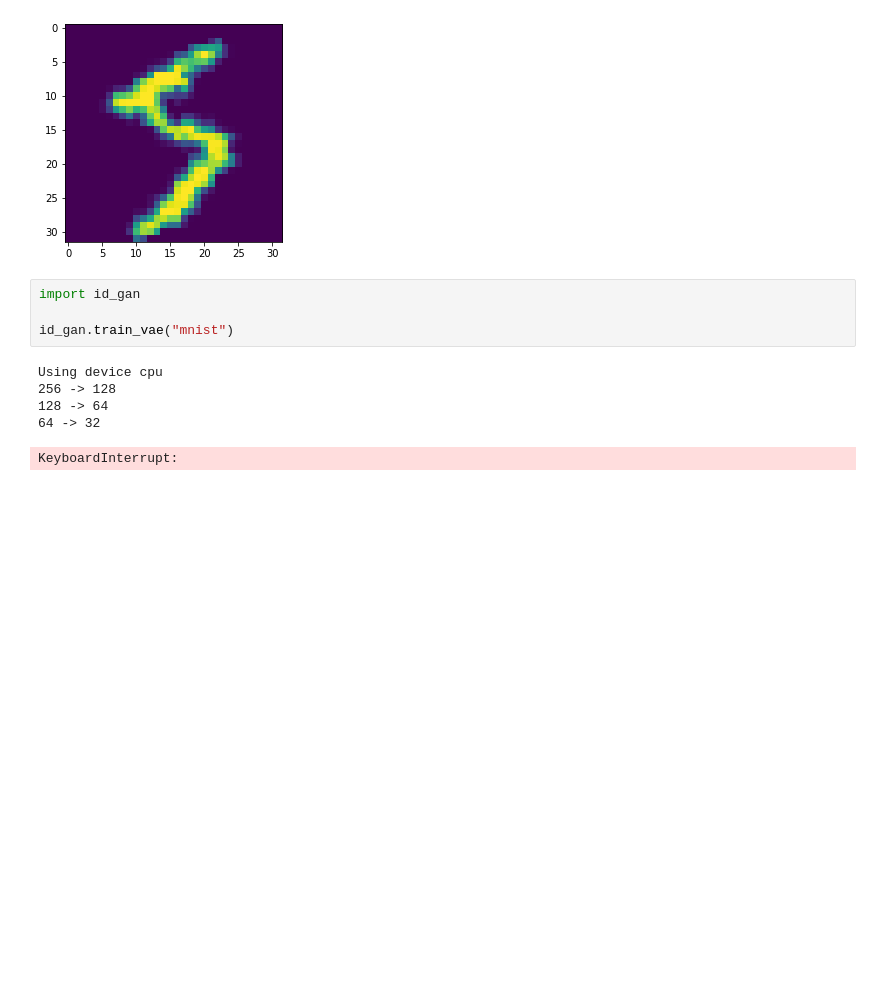
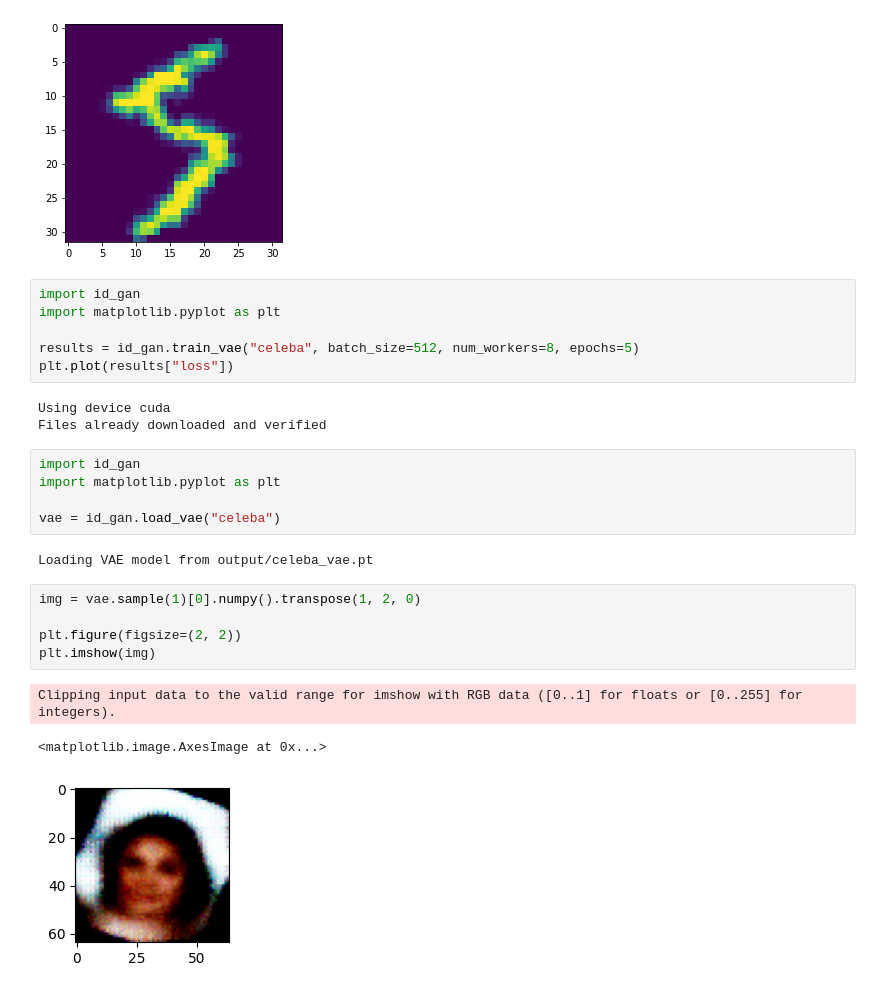
Before and after one commit to vildhet/id-gan, a Jupyter notebook: dev.ipynb, the cells around one changed output. Saved outputs shown, nothing was run; the diff lists cells and outputs as text; blank space fills up the shorter version.

Commit message:
Add mnist and celeba datasets

```diff
--- a/dev.ipynb
+++ b/dev.ipynb
@@ -37,13 +49,28 @@ plt.imshow(sample[0, 0].numpy())
 # %% [output]
 <matplotlib.image.AxesImage at 0x...>
 [figure]
-# %%
-import id_gan
-
-id_gan.train_vae("mnist")
-# %% [output]
-Using device cpu
-256 -> 128
-128 -> 64
-64 -> 32
-KeyboardInterrupt:
+# %%
+import id_gan
+import matplotlib.pyplot as plt
+
+results = id_gan.train_vae("celeba", batch_size=512, num_workers=8, epochs=5)
+plt.plot(results["loss"])
+# %% [output]
+Using device cuda
+Files already downloaded and verified
+# %%
+import id_gan
+import matplotlib.pyplot as plt
+
+vae = id_gan.load_vae("celeba")
+# %% [output]
+Loading VAE model from output/celeba_vae.pt
+# %%
+img = vae.sample(1)[0].numpy().transpose(1, 2, 0)
+
+plt.figure(figsize=(2, 2))
+plt.imshow(img)
+# %% [output]
+Clipping input data to the valid range for imshow with RGB data ([0..1] for floats or [0..255] for integers).
+<matplotlib.image.AxesImage at 0x...>
+[figure, added]
```
Also changed, not shown: parts of 1 cell of this notebook, 5 other files.
